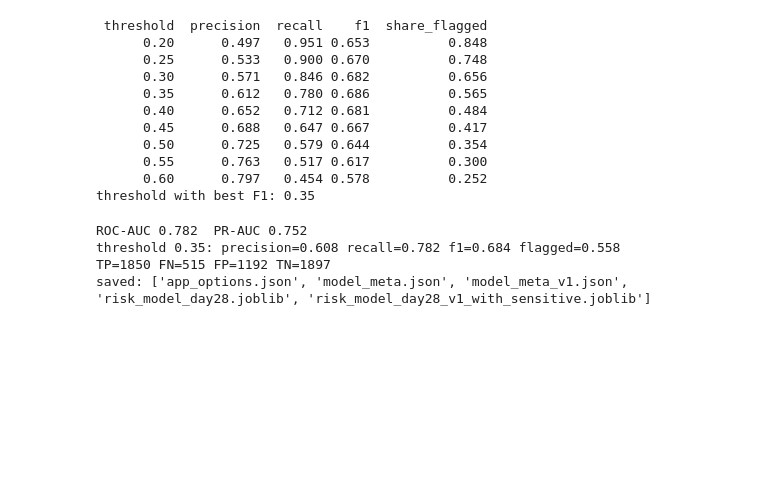
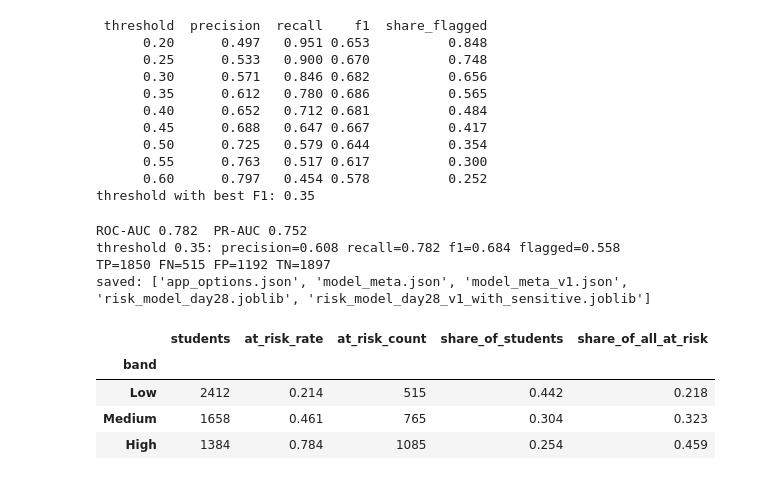
Before and after one commit to rabindraaa69-beep/oulad-early-warning, a Jupyter notebook: notebooks/05_cutoffs.ipynb, the cells around one changed output. Drawn from its saved outputs; the diff is of its cells as text; code cells hidden in the pictures; blank space fills up the shorter version.

Commit message:
Update notebook 05 with final model and bands

```diff
--- a/notebooks/05_cutoffs.ipynb
+++ b/notebooks/05_cutoffs.ipynb
@@ -433,3 +433,21 @@ ROC-AUC 0.782  PR-AUC 0.752
 threshold 0.35: precision=0.608 recall=0.782 f1=0.684 flagged=0.558
 TP=1850 FN=515 FP=1192 TN=1897
 saved: ['app_options.json', 'model_meta.json', 'model_meta_v1.json', 'risk_model_day28.joblib', 'risk_model_day28_v1_with_sensitive.joblib']
+# %%
+bands = pd.cut(p, bins=[0, 0.35, 0.60, 1.0001],
+               labels=["Low", "Medium", "High"], right=False)
+t = pd.DataFrame({"band": bands, "at_risk": yt})
+
+out = t.groupby("band", observed=True).agg(
+    students=("at_risk", "size"),
+    at_risk_rate=("at_risk", "mean"),
+    at_risk_count=("at_risk", "sum"))
+out["share_of_students"] = out["students"] / len(t)
+out["share_of_all_at_risk"] = out["at_risk_count"] / yt.sum()
+out.round(3)
+# %% [output]
+|  | students | at_risk_rate | at_risk_count | share_of_students | share_of_all_at_risk |
+| band |  |  |  |  |  |
+| Low | 2412 | 0.214 | 515 | 0.442 | 0.218 |
+| Medium | 1658 | 0.461 | 765 | 0.304 | 0.323 |
+| High | 1384 | 0.784 | 1085 | 0.254 | 0.459 |
```
